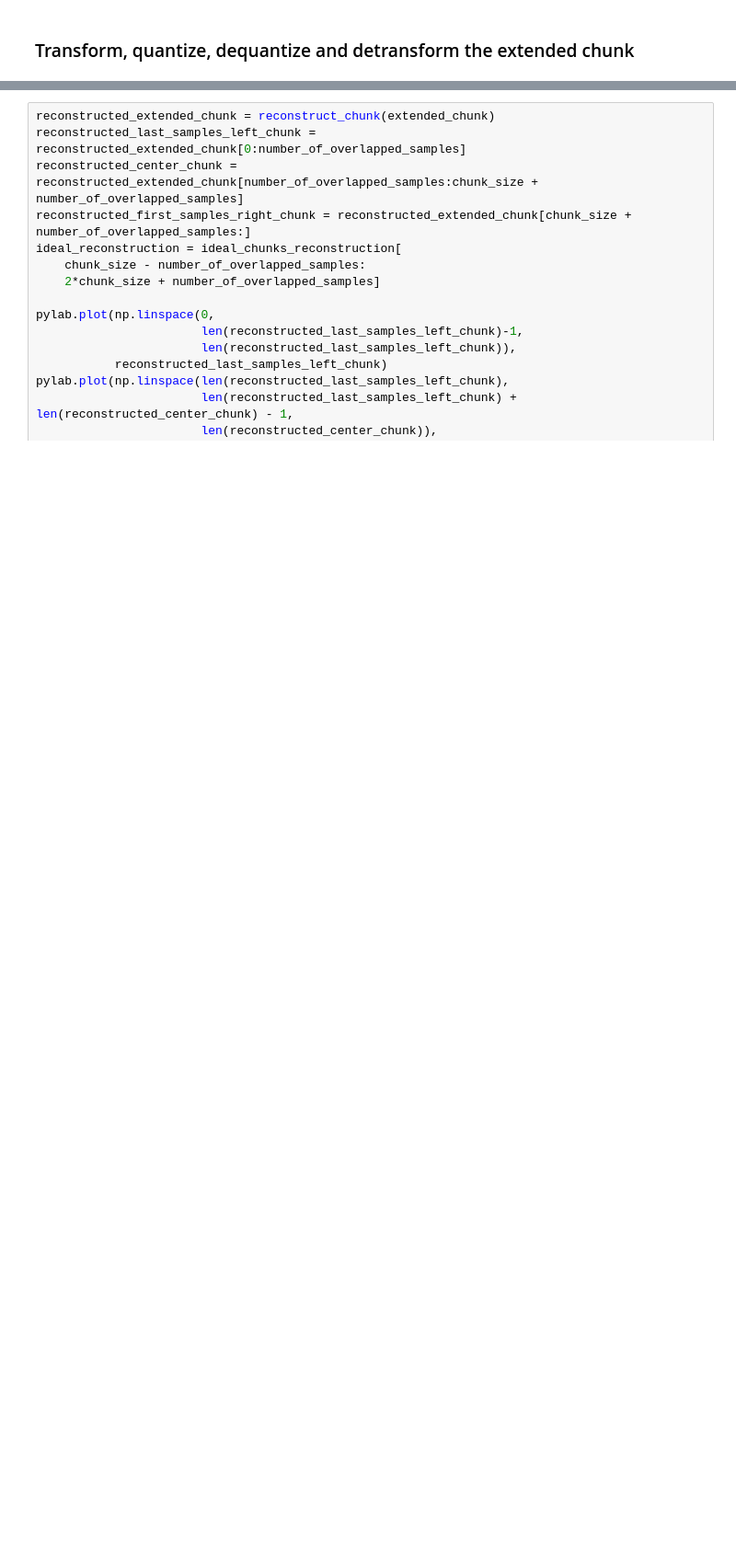
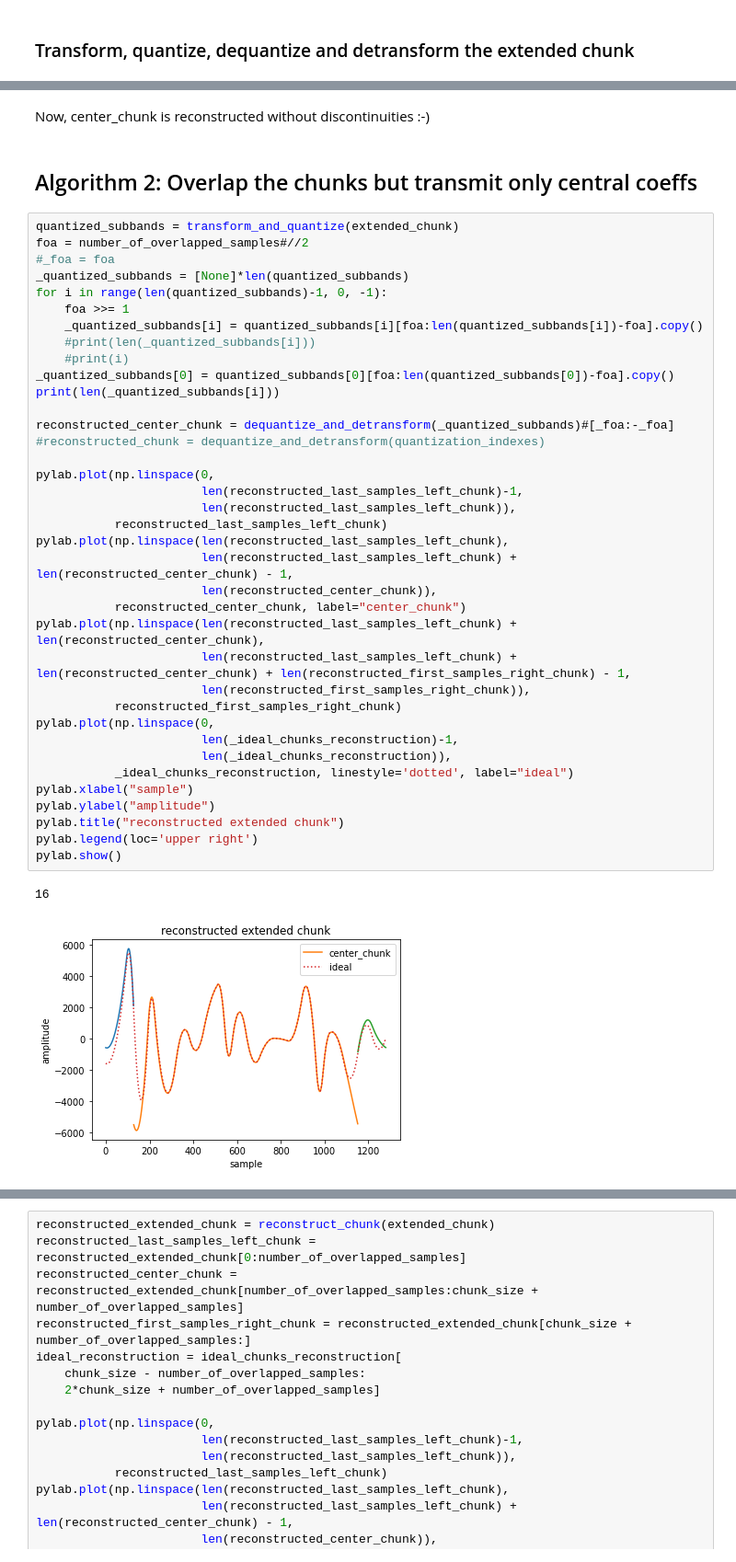
Before and after one commit to Tecnologias-multimedia/Tecnologias-multimedia.github.io, a Jupyter notebook: study_guide/13-overlapped_temporal_decorrelation_I/quantization_DWT.ipynb, the cells around one changed output, grey strips where cells are left out. Shown: that part at 92% size. Drawn from its saved outputs; the diff is of its cells as text; blank space fills up the shorter version.

```diff
--- a/study_guide/13-overlapped_temporal_decorrelation_I/quantization_DWT.ipynb
+++ b/study_guide/13-overlapped_temporal_decorrelation_I/quantization_DWT.ipynb
@@ -182,0 +237,44 @@ pylab.show()
+# %% [markdown]
+Now, center_chunk is reconstructed without discontinuities :-)
+# %% [markdown]
+## Algorithm 2: Overlap the chunks but transmit only central coeffs
+# %%
+quantized_subbands = transform_and_quantize(extended_chunk)
+foa = number_of_overlapped_samples#//2
+#_foa = foa
+_quantized_subbands = [None]*len(quantized_subbands)
+for i in range(len(quantized_subbands)-1, 0, -1):
+    foa >>= 1
+    _quantized_subbands[i] = quantized_subbands[i][foa:len(quantized_subbands[i])-foa].copy()
+    #print(len(_quantized_subbands[i]))
+    #print(i)
+_quantized_subbands[0] = quantized_subbands[0][foa:len(quantized_subbands[0])-foa].copy()
+print(len(_quantized_subbands[i]))
+
+reconstructed_center_chunk = dequantize_and_detransform(_quantized_subbands)#[_foa:-_foa]
+#reconstructed_chunk = dequantize_and_detransform(quantization_indexes)
+
+pylab.plot(np.linspace(0,
+                       len(reconstructed_last_samples_left_chunk)-1,
+                       len(reconstructed_last_samples_left_chunk)),
+           reconstructed_last_samples_left_chunk)
+pylab.plot(np.linspace(len(reconstructed_last_samples_left_chunk),
+                       len(reconstructed_last_samples_left_chunk) + len(reconstructed_center_chunk) - 1,
+                       len(reconstructed_center_chunk)),
+           reconstructed_center_chunk, label="center_chunk")
+pylab.plot(np.linspace(len(reconstructed_last_samples_left_chunk) + len(reconstructed_center_chunk),
+                       len(reconstructed_last_samples_left_chunk) + len(reconstructed_center_chunk) + len(reconstructed_first_samples_right_chunk) - 1,
+                       len(reconstructed_first_samples_right_chunk)),
+           reconstructed_first_samples_right_chunk)
+pylab.plot(np.linspace(0,
+                       len(_ideal_chunks_reconstruction)-1,
+                       len(_ideal_chunks_reconstruction)),
+           _ideal_chunks_reconstruction, linestyle='dotted', label="ideal")
+pylab.xlabel("sample")
+pylab.ylabel("amplitude")
+pylab.title("reconstructed extended chunk")
+pylab.legend(loc='upper right')
+pylab.show()
+# %% [output]
+16
+[figure, added]
```
Also changed, not shown: parts of 19 cells of this notebook, 4 other files.
